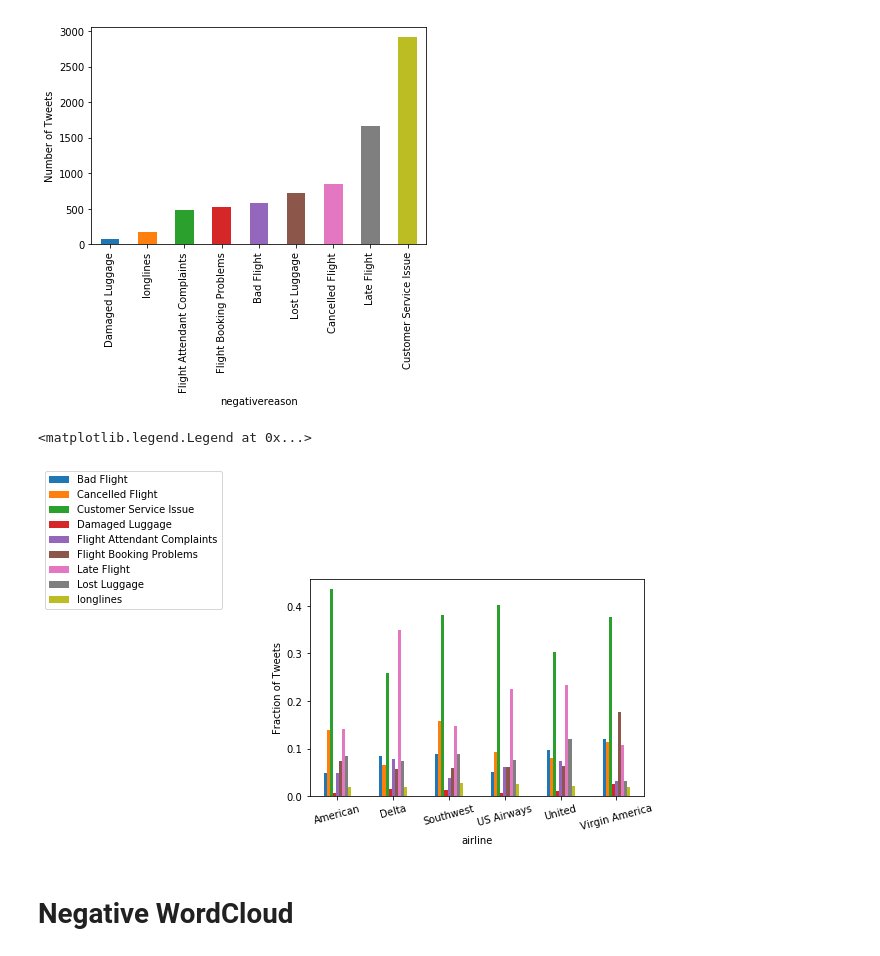
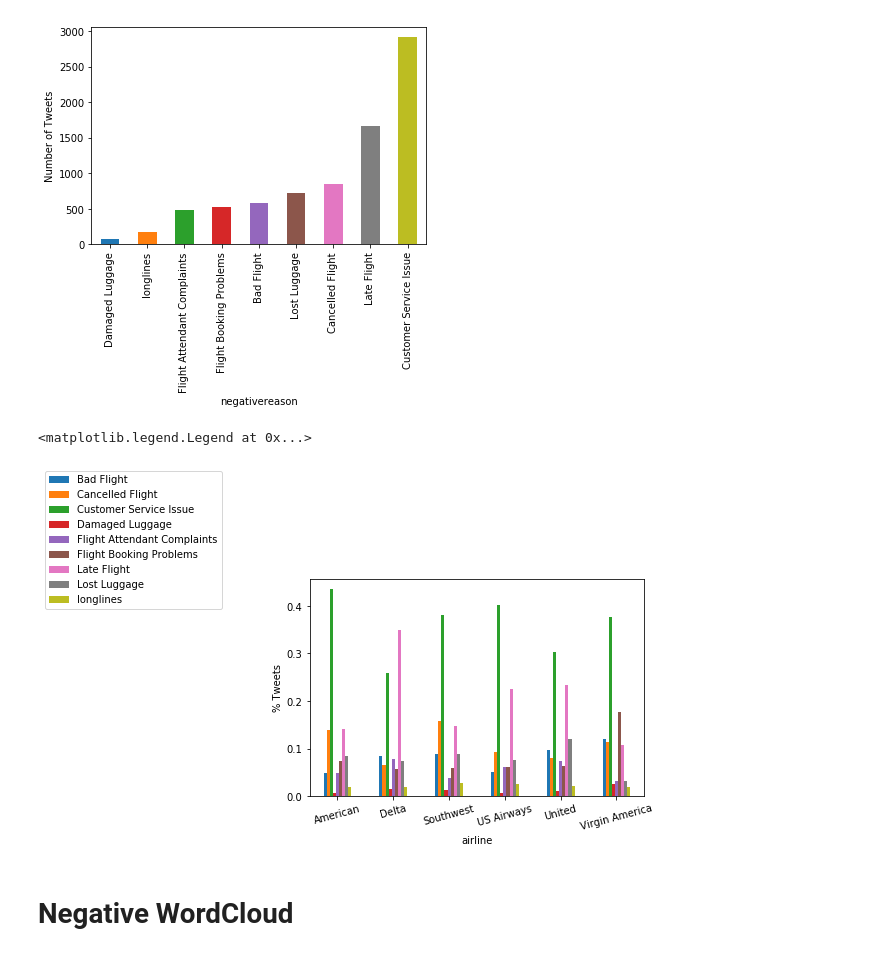
Before and after one commit to becomingdatasc/TFM, a Jupyter notebook: TfM_Explo_Desc_V1.ipynb, the cells around one changed output. Drawn from its saved outputs; the diff is of its cells as text; code cells hidden in the pictures.

```diff
--- a/TfM_Explo_Desc_V1.ipynb
+++ b/TfM_Explo_Desc_V1.ipynb
@@ -262,14 +249,16 @@ plt.ylabel('Number of Tweets')
 Text(0,0.5,'Number of Tweets')
 [figure]
 # %%
+## Plot the percentage of tweets of negative reason per airline.
+
 df=negative_tweets.groupby(["airline","negativereason"]).size().unstack()
 df=df.div(df.sum(axis=1),axis='index')#rowsum
 ax=df.plot.bar(stacked=False)
-plt.ylabel('Fraction of Tweets')
+plt.ylabel('% Tweets')
 plt.xticks(rotation=15)
 plt.legend(bbox_to_anchor=(-0.7, 1), loc=3, borderaxespad=-3)
 # %% [output]
 <matplotlib.legend.Legend at 0x...>
-[figure, old version]
+[figure, new version]
 # %% [markdown]
 # Negative WordCloud
```
Also changed, not shown: parts of 32 cells of this notebook.
